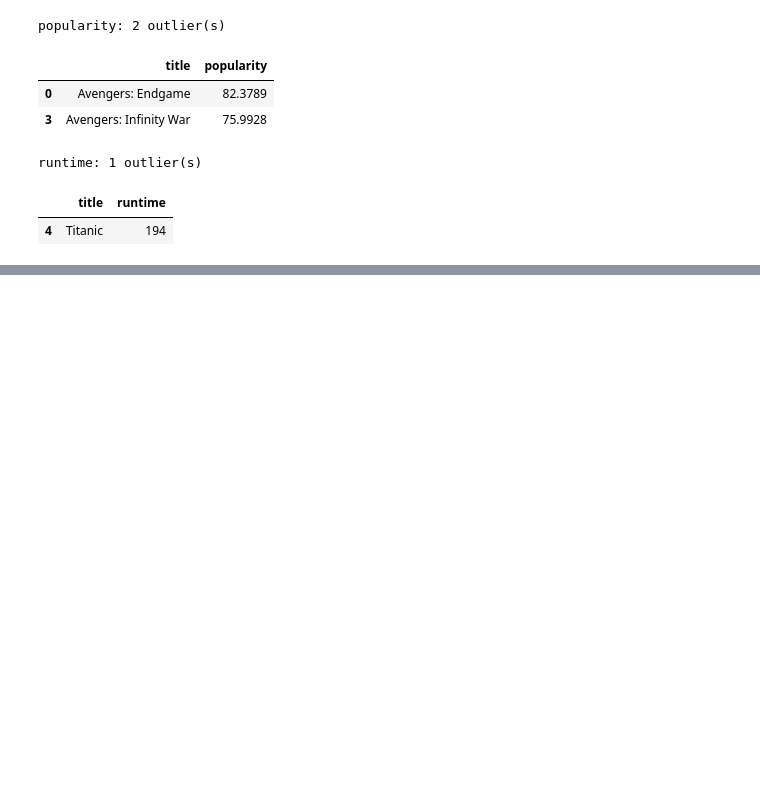
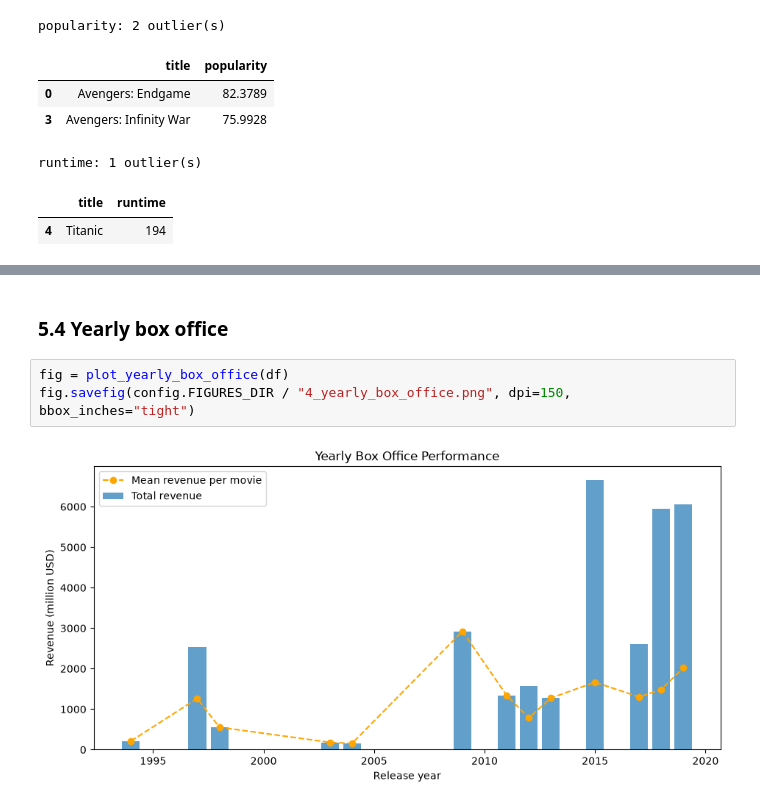
Before and after one commit to Dushimimanaprince/TMDB-Movie-Data-Analysis, a Jupyter notebook: notebooks/tmdb_analysis.ipynb, the cells around one changed output, grey strips where cells are left out. Drawn from its saved outputs; the diff is of its cells as text; blank space fills up the shorter version.

```diff
--- a/notebooks/tmdb_analysis.ipynb
+++ b/notebooks/tmdb_analysis.ipynb
@@ -419,0 +468,7 @@ runtime: 1 outlier(s)
+# %% [markdown]
+### 5.4 Yearly box office
+# %%
+fig = plot_yearly_box_office(df)
+fig.savefig(config.FIGURES_DIR / "4_yearly_box_office.png", dpi=150, bbox_inches="tight")
+# %% [output]
+[figure, added]
```
Also changed, not shown: parts of 16 cells of this notebook, 7 other files.
